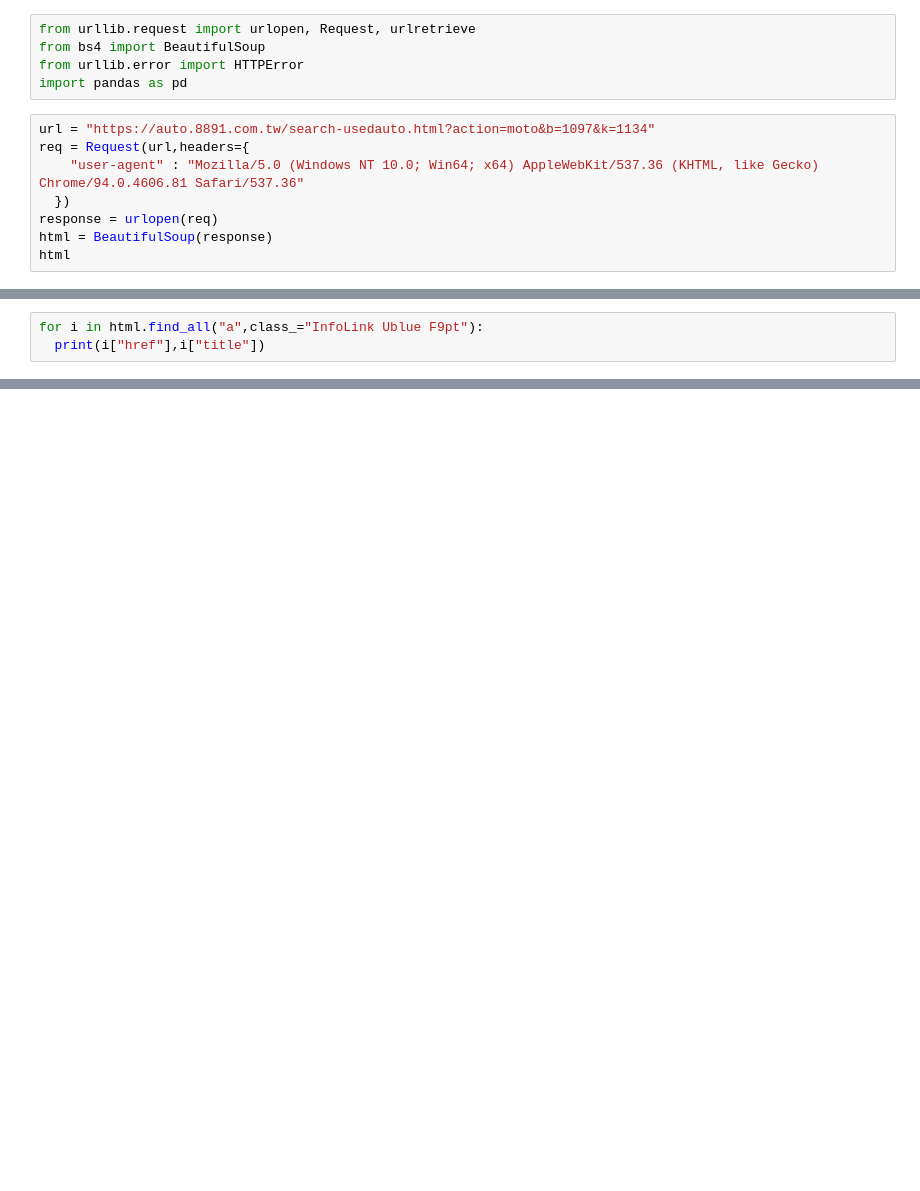
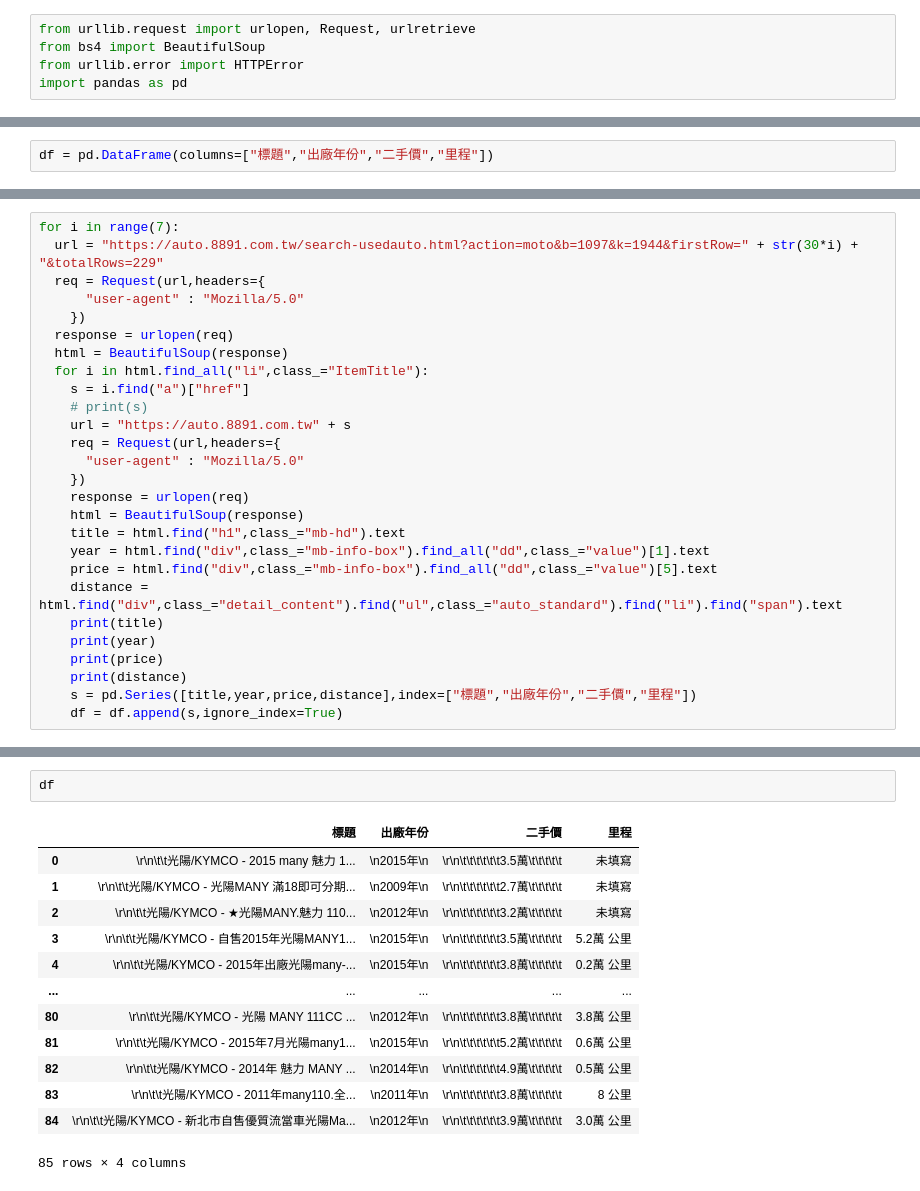
Before and after one commit to syuan0525/crawler, a Jupyter notebook: moto.ipynb, the cells around one changed output, grey strips where cells are left out. Saved outputs shown, nothing was run; the diff lists cells and outputs as text; blank space fills up the shorter version.

```diff
--- a/moto.ipynb
+++ b/moto.ipynb
@@ -5,11 +5,3 @@ from urllib.request import urlopen, Request, urlretrieve
 from bs4 import BeautifulSoup
 from urllib.error import HTTPError
 import pandas as pd
-# %%
-url = "https://auto.8891.com.tw/search-usedauto.html?action=moto&b=1097&k=1134"
-req = Request(url,headers={
-    "user-agent" : "Mozilla/5.0 (Windows NT 10.0; Win64; x64) AppleWebKit/537.36 (KHTML, like Gecko) Chrome/94.0.4606.81 Safari/537.36"
-  })
-response = urlopen(req)
-html = BeautifulSoup(response)
-html
@@ -37,3 +7,0 @@ for m in html.find_all("span",class_ = "Blod"):
-# %%
-for i in html.find_all("a",class_="InfoLink Ublue F9pt"):
-  print(i["href"],i["title"])
@@ -57,0 +8,2 @@ for i in html.find_all("a",class_="InfoLink Ublue F9pt"):
+# %%
+df = pd.DataFrame(columns=["標題","出廠年份","二手價","里程"])
@@ -57,0 +55,27 @@ for i in html.find_all("a",class_="InfoLink Ublue F9pt"):
+# %%
+for i in range(7):
+  url = "https://auto.8891.com.tw/search-usedauto.html?action=moto&b=1097&k=1944&firstRow=" + str(30*i) + "&totalRows=229"
+  req = Request(url,headers={
+      "user-agent" : "Mozilla/5.0"
+    })
+  response = urlopen(req)
+  html = BeautifulSoup(response)
+  for i in html.find_all("li",class_="ItemTitle"):
+    s = i.find("a")["href"]
+    # print(s)
+    url = "https://auto.8891.com.tw" + s
+    req = Request(url,headers={
+      "user-agent" : "Mozilla/5.0"
+    })
+    response = urlopen(req)
+    html = BeautifulSoup(response)
+    title = html.find("h1",class_="mb-hd").text
+    year = html.find("div",class_="mb-info-box").find_all("dd",class_="value")[1].text
+    price = html.find("div",class_="mb-info-box").find_all("dd",class_="value")[5].text
+    distance = html.find("div",class_="detail_content").find("ul",class_="auto_standard").find("li").find("span").text
+    print(title)
+    print(year)
+    print(price)
+    print(distance)
+    s = pd.Series([title,year,price,distance],index=["標題","出廠年份","二手價","里程"])
+    df = df.append(s,ignore_index=True)
@@ -57,0 +101,16 @@ for i in html.find_all("a",class_="InfoLink Ublue F9pt"):
+# %%
+df
+# %% [output]
+|  | 標題 | 出廠年份 | 二手價 | 里程 |
+| 0 | \r\n\t\t光陽/KYMCO - 2015 many 魅力 1... | \n2015年\n | \r\n\t\t\t\t\t\t3.5萬\t\t\t\t\t | 未填寫 |
+| 1 | \r\n\t\t光陽/KYMCO - 光陽MANY 滿18即可分期... | \n2009年\n | \r\n\t\t\t\t\t\t2.7萬\t\t\t\t\t | 未填寫 |
+| 2 | \r\n\t\t光陽/KYMCO - ★光陽MANY.魅力 110... | \n2012年\n | \r\n\t\t\t\t\t\t3.2萬\t\t\t\t\t | 未填寫 |
+| 3 | \r\n\t\t光陽/KYMCO - 自售2015年光陽MANY1... | \n2015年\n | \r\n\t\t\t\t\t\t3.5萬\t\t\t\t\t | 5.2萬 公里 |
+| 4 | \r\n\t\t光陽/KYMCO - 2015年出廠光陽many-... | \n2015年\n | \r\n\t\t\t\t\t\t3.8萬\t\t\t\t\t | 0.2萬 公里 |
+| ... | ... | ... | ... | ... |
+| 80 | \r\n\t\t光陽/KYMCO - 光陽 MANY 111CC ... | \n2012年\n | \r\n\t\t\t\t\t\t3.8萬\t\t\t\t\t | 3.8萬 公里 |
+| 81 | \r\n\t\t光陽/KYMCO - 2015年7月光陽many1... | \n2015年\n | \r\n\t\t\t\t\t\t5.2萬\t\t\t\t\t | 0.6萬 公里 |
+| 82 | \r\n\t\t光陽/KYMCO - 2014年 魅力 MANY ... | \n2014年\n | \r\n\t\t\t\t\t\t4.9萬\t\t\t\t\t | 0.5萬 公里 |
+| 83 | \r\n\t\t光陽/KYMCO - 2011年many110.全... | \n2011年\n | \r\n\t\t\t\t\t\t3.8萬\t\t\t\t\t | 8 公里 |
+| 84 | \r\n\t\t光陽/KYMCO - 新北市自售優質流當車光陽Ma... | \n2012年\n | \r\n\t\t\t\t\t\t3.9萬\t\t\t\t\t | 3.0萬 公里 |
+85 rows × 4 columns
```
Also changed, not shown: parts of 4 cells of this notebook.
